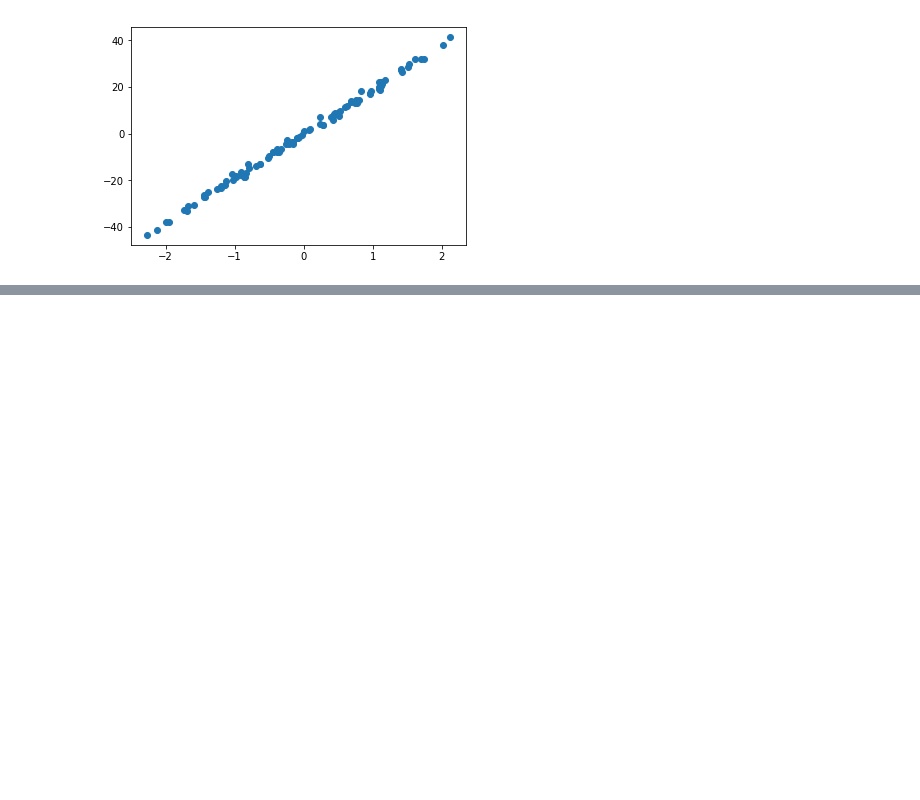
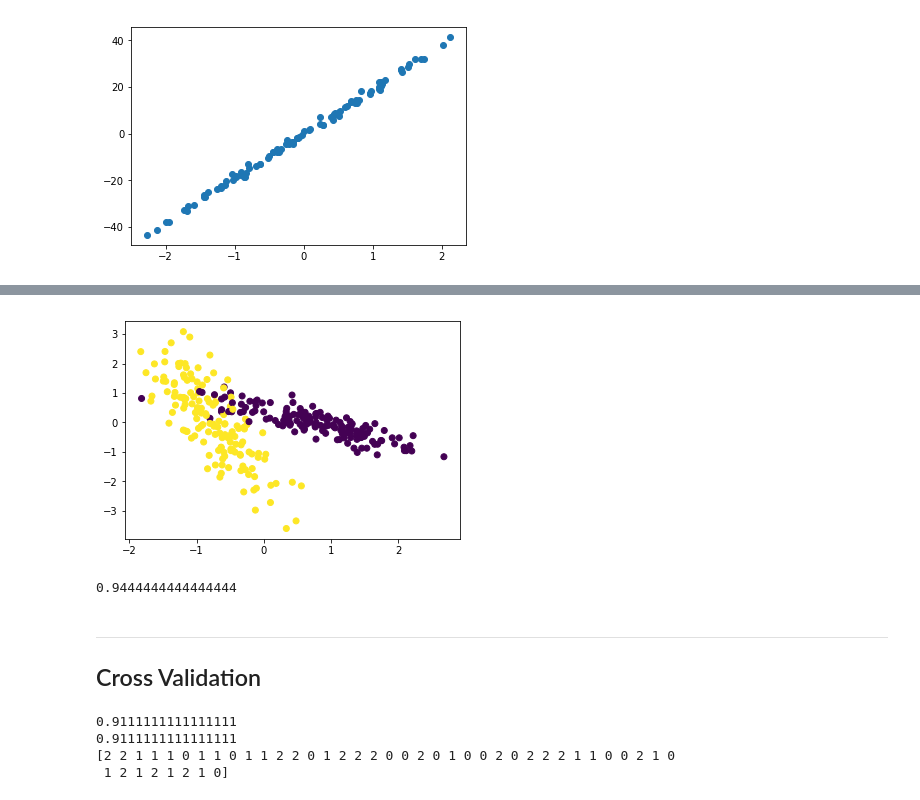
Before and after one commit to Baytoro/ModulesCooking, a Jupyter notebook: sklearn/sklearn_tutorial.ipynb, the cells around one changed output, grey strips where cells are left out. Drawn from its saved outputs; the diff is of its cells as text; code cells hidden in the pictures; blank space fills up the shorter version.

```diff
--- a/sklearn/sklearn_tutorial.ipynb
+++ b/sklearn/sklearn_tutorial.ipynb
@@ -69,0 +104,30 @@ plt.show()
+# %%
+X2 = preprocessing.scale(X2)
+plt.scatter(X2[:,0], X2[:,1], c=y2)
+plt.show()
+# %% [output]
+[figure, added]
+# %%
+X_train, X_test, y_train, y_test = train_test_split(X2, y2, test_size=0.3)
+clf = SVC(gamma='auto')
+clf.fit(X_train, y_train)
+print(clf.score(X_test, y_test))
+# %% [output]
+0.9444444444444444
+# %% [markdown]
+---
+## Cross Validation
+# %%
+iris = datasets.load_iris()
+iris_X, iris_y = iris.data, iris.target
+X_train, X_test, y_train, y_test = train_test_split(iris_X, iris_y, test_size=0.3)
+knn = KNeighborsClassifier(n_neighbors=5)
+knn.fit(X_train, y_train)
+print(knn.score(X_test, y_test))
+print(np.mean(knn.predict(X_test)==y_test))
+print(y_test)
+# %% [output]
+0.9111111111111111
+0.9111111111111111
+[2 2 1 1 1 0 1 1 0 1 1 2 2 0 1 2 2 2 0 0 2 0 1 0 0 2 0 2 2 2 1 1 0 0 2 1 0
+ 1 2 1 2 1 2 1 0]
```
Also changed, not shown: parts of 13 cells of this notebook, 1 other file.
